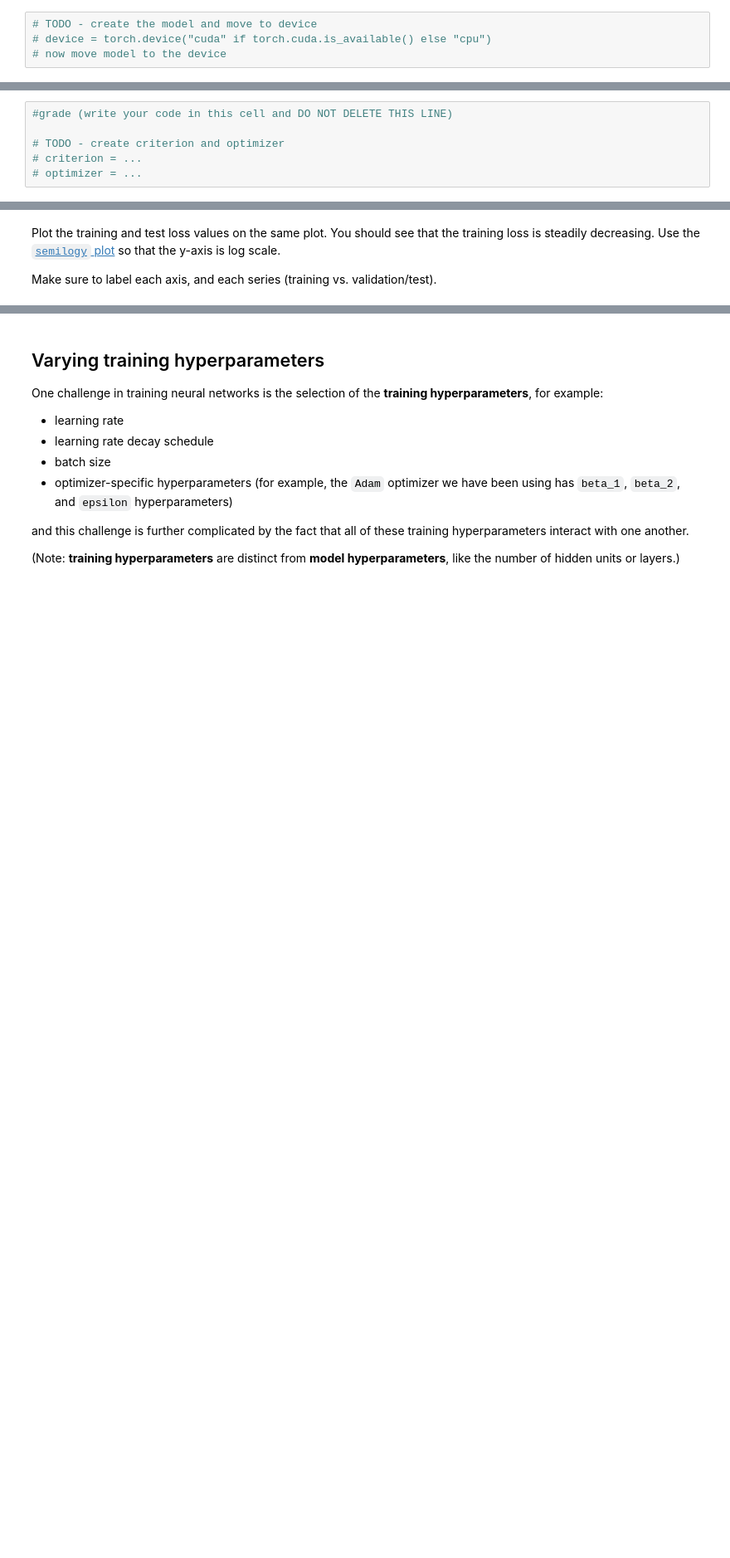
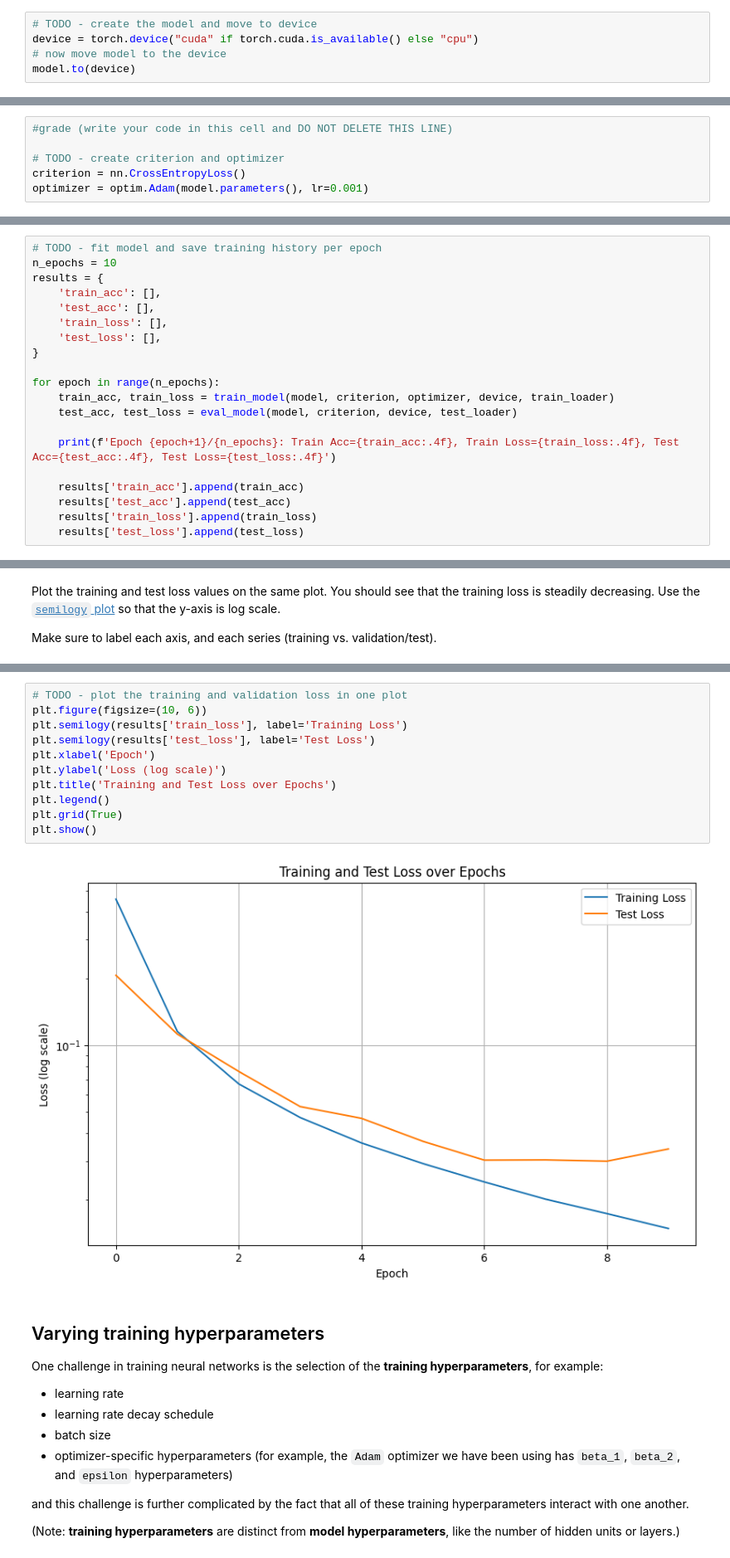
Before and after one commit to manovay/msml, a Jupyter notebook: notebooks/8-lab-neural-net-music-classification-torch.ipynb, the cells around one changed output, grey strips where cells are left out. Shown at 83% size. Cells and saved outputs as stored; diff of their text form; blank space fills up the shorter version.

```diff
--- a/notebooks/8-lab-neural-net-music-classification-torch.ipynb
+++ b/notebooks/8-lab-neural-net-music-classification-torch.ipynb
@@ -220,5 +226,6 @@ class InstrumentNet(nn.Module):
 Then, move `model` to the GPU device.
 # %%
 # TODO - create the model and move to device
-# device = torch.device("cuda" if torch.cuda.is_available() else "cpu")
+device = torch.device("cuda" if torch.cuda.is_available() else "cpu")
 # now move model to the device
+model.to(device)
@@ -231,8 +244,8 @@ Create a `criterion` and an `optimizer` to train the model parameters.
 #grade (write your code in this cell and DO NOT DELETE THIS LINE)
 
 # TODO - create criterion and optimizer
-# criterion = ...
-# optimizer = ...
+criterion = nn.CrossEntropyLoss()
+optimizer = optim.Adam(model.parameters(), lr=0.001)
 # %% [markdown]
 Next, fill in the implementation of a training function `train_model` that trains your model for one epoch!
 
@@ -277,0 +319,20 @@ results = {
+# %%
+# TODO - fit model and save training history per epoch
+n_epochs = 10
+results = {
+    'train_acc': [],
+    'test_acc': [],
+    'train_loss': [],
+    'test_loss': [],
+}
+
+for epoch in range(n_epochs):
+    train_acc, train_loss = train_model(model, criterion, optimizer, device, train_loader)
+    test_acc, test_loss = eval_model(model, criterion, device, test_loader)
+
+    print(f'Epoch {epoch+1}/{n_epochs}: Train Acc={train_acc:.4f}, Train Loss={train_loss:.4f}, Test Acc={test_acc:.4f}, Test Loss={test_loss:.4f}')
+
+    results['train_acc'].append(train_acc)
+    results['test_acc'].append(test_acc)
+    results['train_loss'].append(train_loss)
+    results['test_loss'].append(test_loss)
@@ -284,3 +354,16 @@ Make sure to label each axis, and each series (training vs. validation/test).
+# %%
+# TODO - plot the training and validation loss in one plot
+plt.figure(figsize=(10, 6))
+plt.semilogy(results['train_loss'], label='Training Loss')
+plt.semilogy(results['test_loss'], label='Test Loss')
+plt.xlabel('Epoch')
+plt.ylabel('Loss (log scale)')
+plt.title('Training and Test Loss over Epochs')
+plt.legend()
+plt.grid(True)
+plt.show()
+# %% [output]
+[figure, added]
 # %% [markdown]
 ## Varying training hyperparameters
 
```
Also changed, not shown: parts of 12 cells of this notebook.
